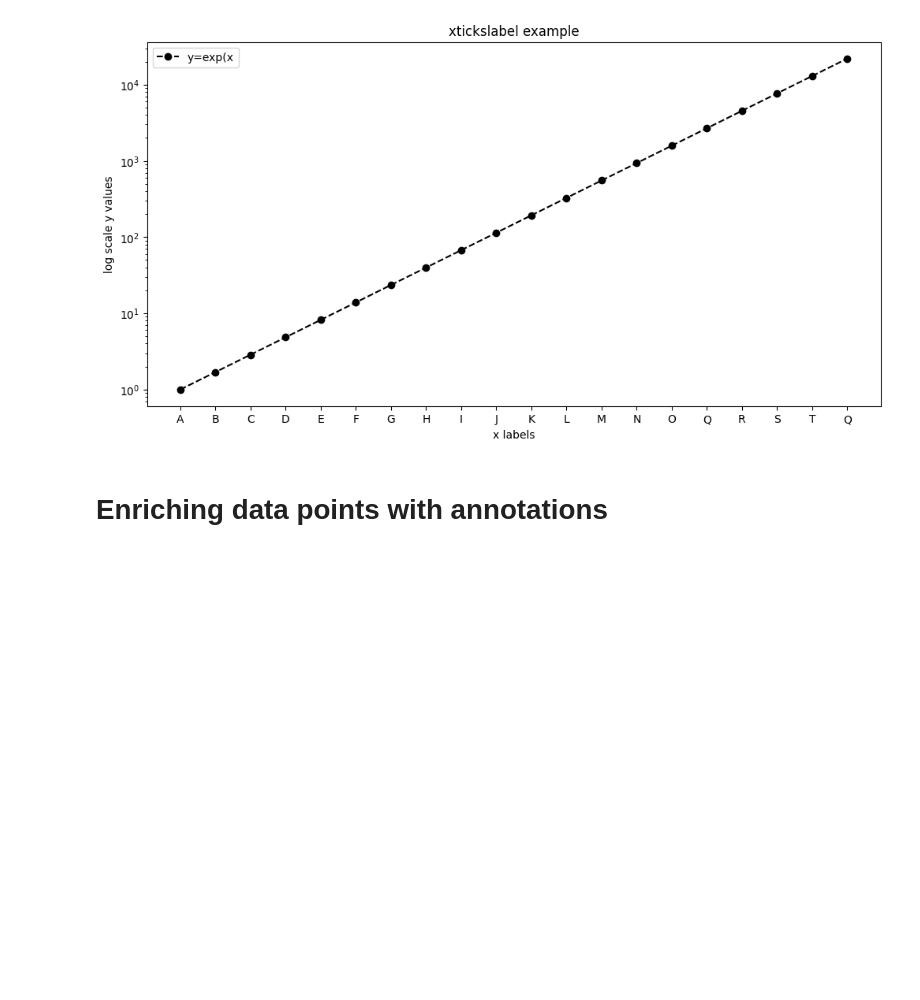
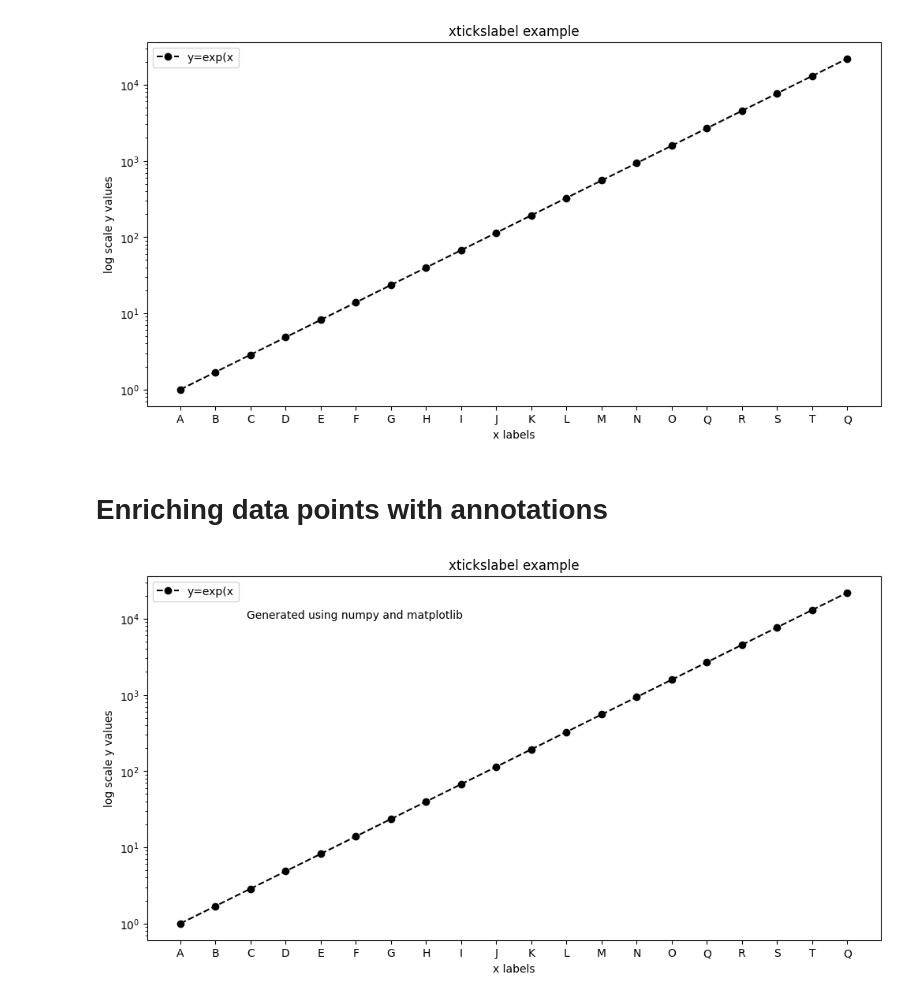
Before and after one commit to Jeffery77/Algo-Trading-Basics, a Jupyter notebook: chapter5/dataVIsualization.ipynb, the cells around one changed output. Drawn from its saved outputs; the diff is of its cells as text; code cells hidden in the pictures; blank space fills up the shorter version.

Commit message:
new visual

```diff
--- a/chapter5/dataVIsualization.ipynb
+++ b/chapter5/dataVIsualization.ipynb
@@ -149,3 +149,10 @@ fig
 [figure]
 # %% [markdown]
 # Enriching data points with annotations
+# %%
+# The matplotlib.Axes.text() method adds a text box to our plots
+
+ax.text(1,10000,'Generated using numpy and matplotlib')
+fig
+# %% [output]
+[figure, added]
```
Also changed, not shown: parts of 12 cells of this notebook, 1 other file.
